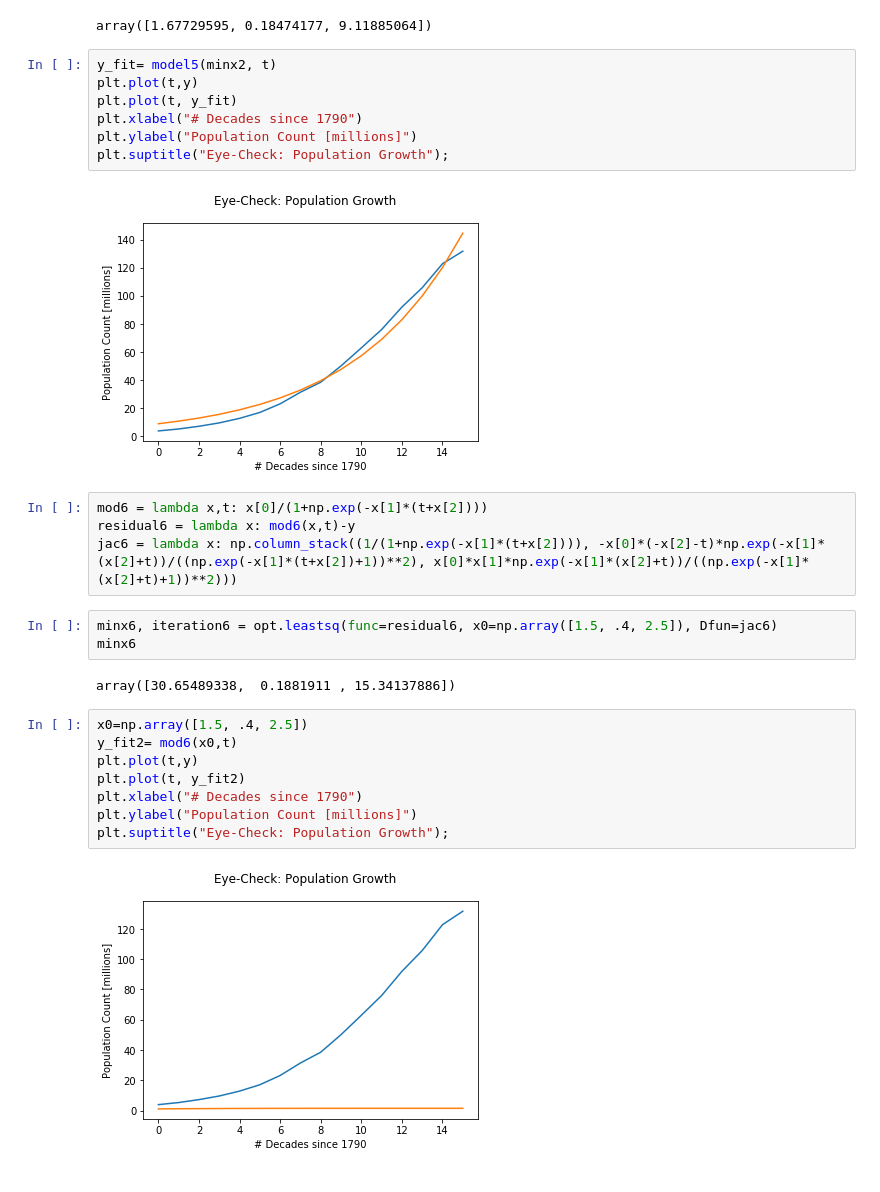
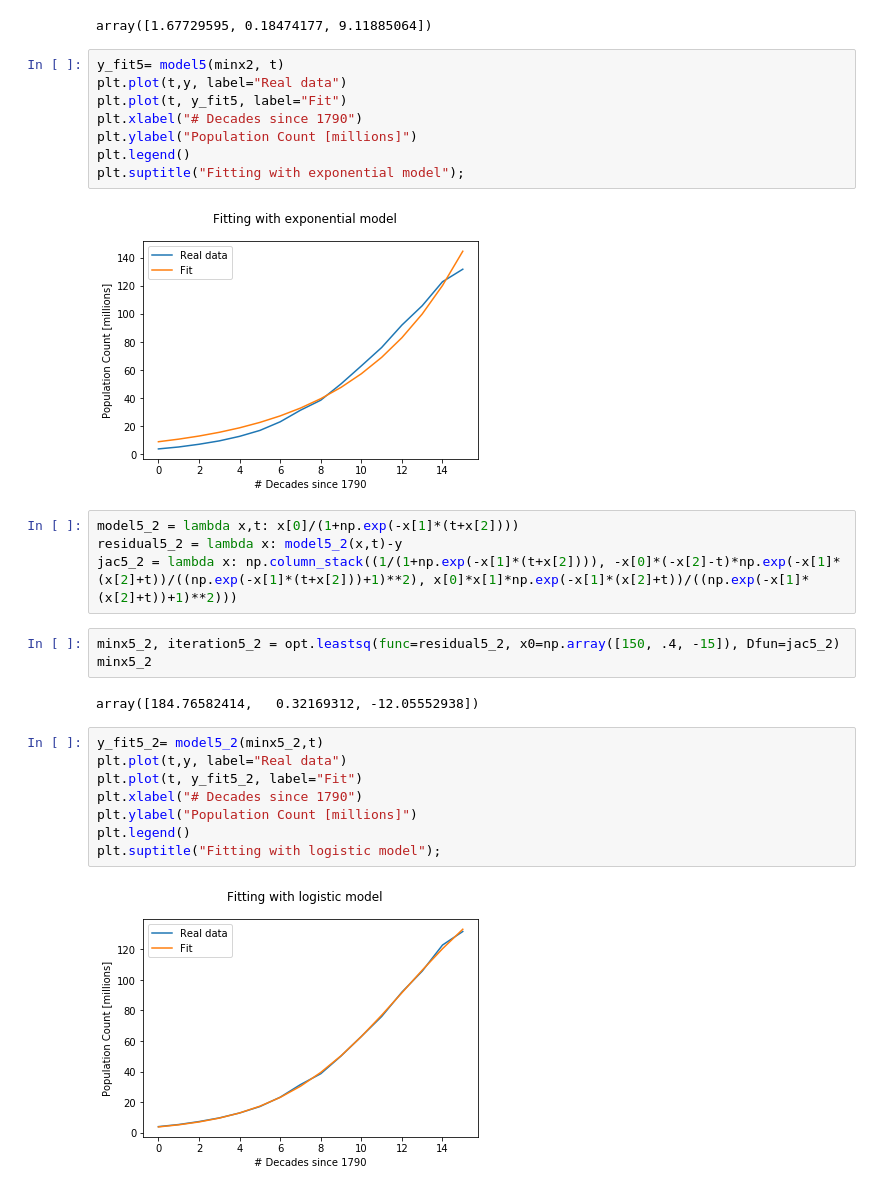
Before and after one commit to lucamaria/BootCamp2019, a Jupyter notebook: ProblemSets/Computation/PS4/QuasiNewton.ipynb, the cells around one changed output. Saved outputs shown, nothing was run; the diff lists cells and outputs as text.

```diff
--- a/ProblemSets/Computation/PS4/QuasiNewton.ipynb
+++ b/ProblemSets/Computation/PS4/QuasiNewton.ipynb
@@ -174,30 +174,31 @@ minx2
 # %% [output]
 array([1.67729595, 0.18474177, 9.11885064])
 # %%
-y_fit= model5(minx2, t)
-plt.plot(t,y)
-plt.plot(t, y_fit)
+y_fit5= model5(minx2, t)
+plt.plot(t,y, label="Real data")
+plt.plot(t, y_fit5, label="Fit")
 plt.xlabel("# Decades since 1790")
 plt.ylabel("Population Count [millions]")
-plt.suptitle("Eye-Check: Population Growth");
+plt.legend()
+plt.suptitle("Fitting with exponential model");
 # %% [output]
-[figure, old version]
+[figure, new version]
 # %%
-mod6 = lambda x,t: x[0]/(1+np.exp(-x[1]*(t+x[2])))
-residual6 = lambda x: mod6(x,t)-y
-jac6 = lambda x: np.column_stack((1/(1+np.exp(-x[1]*(t+x[2]))), -x[0]*(-x[2]-t)*np.exp(-x[1]*(x[2]+t))/((np.exp(-x[1]*(t+x[2])+1))**2), x[0]*x[1]*np.exp(-x[1]*(x[2]+t))/((np.exp(-x[1]*(x[2]+t)+1))**2)))
+model5_2 = lambda x,t: x[0]/(1+np.exp(-x[1]*(t+x[2])))
+residual5_2 = lambda x: model5_2(x,t)-y
+jac5_2 = lambda x: np.column_stack((1/(1+np.exp(-x[1]*(t+x[2]))), -x[0]*(-x[2]-t)*np.exp(-x[1]*(x[2]+t))/((np.exp(-x[1]*(t+x[2]))+1)**2), x[0]*x[1]*np.exp(-x[1]*(x[2]+t))/((np.exp(-x[1]*(x[2]+t))+1)**2)))
 # %%
-minx6, iteration6 = opt.leastsq(func=residual6, x0=np.array([1.5, .4, 2.5]), Dfun=jac6)
-minx6
+minx5_2, iteration5_2 = opt.leastsq(func=residual5_2, x0=np.array([150, .4, -15]), Dfun=jac5_2)
+minx5_2
 # %% [output]
-array([30.65489338,  0.1881911 , 15.34137886])
+array([184.76582414,   0.32169312, -12.05552938])
 # %%
-x0=np.array([1.5, .4, 2.5])
-y_fit2= mod6(x0,t)
-plt.plot(t,y)
-plt.plot(t, y_fit2)
+y_fit5_2= model5_2(minx5_2,t)
+plt.plot(t,y, label="Real data")
+plt.plot(t, y_fit5_2, label="Fit")
 plt.xlabel("# Decades since 1790")
 plt.ylabel("Population Count [millions]")
-plt.suptitle("Eye-Check: Population Growth");
+plt.legend()
+plt.suptitle("Fitting with logistic model");
 # %% [output]
-[figure, old version]
+[figure, new version]
```
Also changed, not shown: parts of 4 cells of this notebook.
